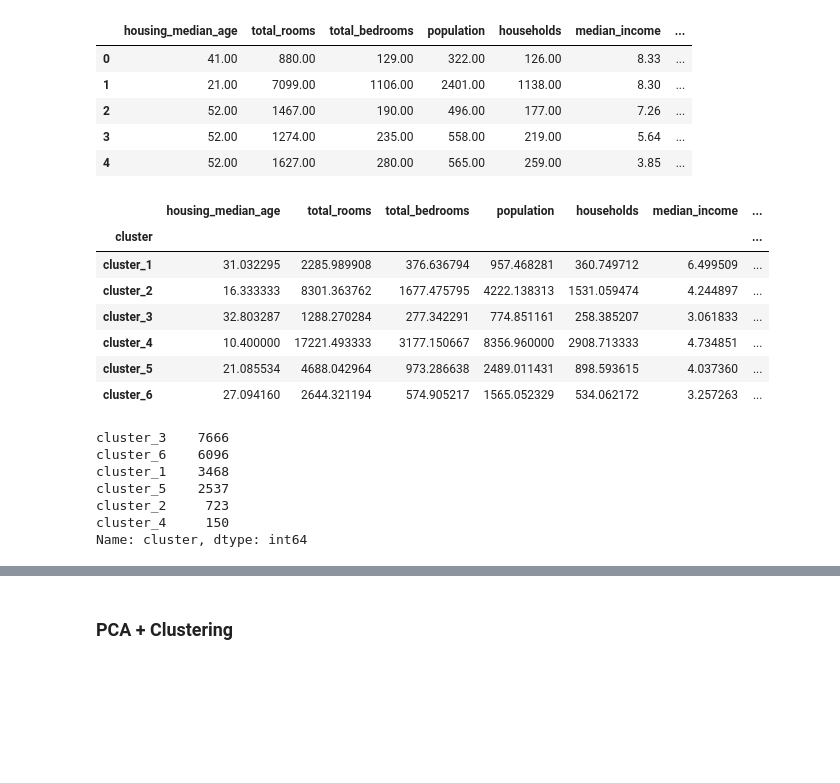
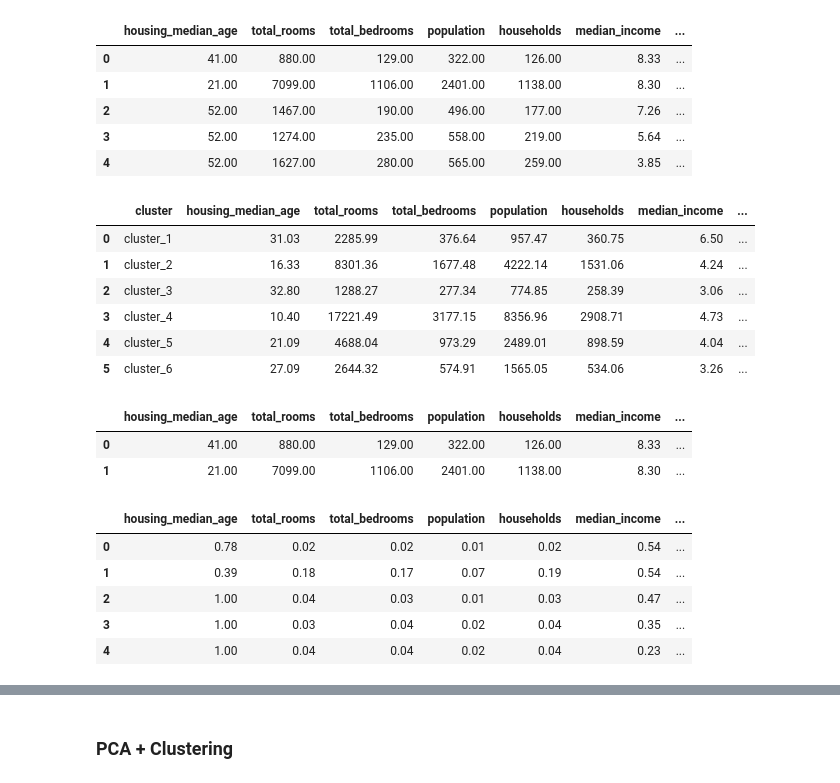
Before and after one commit to agucitri/DS-ONLINE-76, a Jupyter notebook: clase_repaso.ipynb, the cells around one changed output, grey strips where cells are left out. Cells and saved outputs as stored; diff of their text form; code cells hidden in the pictures; blank space fills up the shorter version.

```diff
--- a/clase_repaso.ipynb
+++ b/clase_repaso.ipynb
@@ -322,24 +320,20 @@ X.head()
 | 2 | 52.00 | 1467.00 | 190.00 | 496.00 | 177.00 | 7.26 | ... |
 | 3 | 52.00 | 1274.00 | 235.00 | 558.00 | 219.00 | 5.64 | ... |
 | 4 | 52.00 | 1627.00 | 280.00 | 565.00 | 259.00 | 3.85 | ... |
-# %%
-X.groupby(by="cluster").mean().style.background_gradient(cmap="Blues")
-# %% [output]
-|  | housing_median_age | total_rooms | total_bedrooms | population | households | median_income | ... |
-| cluster |  |  |  |  |  |  | ... |
-| cluster_1 | 31.032295 | 2285.989908 | 376.636794 | 957.468281 | 360.749712 | 6.499509 | ... |
-| cluster_2 | 16.333333 | 8301.363762 | 1677.475795 | 4222.138313 | 1531.059474 | 4.244897 | ... |
-| cluster_3 | 32.803287 | 1288.270284 | 277.342291 | 774.851161 | 258.385207 | 3.061833 | ... |
-| cluster_4 | 10.400000 | 17221.493333 | 3177.150667 | 8356.960000 | 2908.713333 | 4.734851 | ... |
-| cluster_5 | 21.085534 | 4688.042964 | 973.286638 | 2489.011431 | 898.593615 | 4.037360 | ... |
-| cluster_6 | 27.094160 | 2644.321194 | 574.905217 | 1565.052329 | 534.062172 | 3.257263 | ... |
-# %%
-X["cluster"].value_counts()
-# %% [output]
-cluster_3    7666
-cluster_6    6096
-cluster_1    3468
-cluster_5    2537
-cluster_2     723
-cluster_4     150
-Name: cluster, dtype: int64
+# %%
+table = np.round(X.groupby(by="cluster").mean(), 2).reset_index()
+table
+# %% [output]
+|  | cluster | housing_median_age | total_rooms | total_bedrooms | population | households | median_income | ... |
+| 0 | cluster_1 | 31.03 | 2285.99 | 376.64 | 957.47 | 360.75 | 6.50 | ... |
+| 1 | cluster_2 | 16.33 | 8301.36 | 1677.48 | 4222.14 | 1531.06 | 4.24 | ... |
+| 2 | cluster_3 | 32.80 | 1288.27 | 277.34 | 774.85 | 258.39 | 3.06 | ... |
+| 3 | cluster_4 | 10.40 | 17221.49 | 3177.15 | 8356.96 | 2908.71 | 4.73 | ... |
+| 4 | cluster_5 | 21.09 | 4688.04 | 973.29 | 2489.01 | 898.59 | 4.04 | ... |
+| 5 | cluster_6 | 27.09 | 2644.32 | 574.91 | 1565.05 | 534.06 | 3.26 | ... |
+# %%
+X.head(2)
+# %% [output]
+|  | housing_median_age | total_rooms | total_bedrooms | population | households | median_income | ... |
+| 0 | 41.00 | 880.00 | 129.00 | 322.00 | 126.00 | 8.33 | ... |
+| 1 | 21.00 | 7099.00 | 1106.00 | 2401.00 | 1138.00 | 8.30 | ... |
@@ -345,0 +343,12 @@ Name: cluster, dtype: int64
+# %%
+minmax = MinMaxScaler()
+
+X.loc[:, numerical_features] = minmax.fit_transform(X[numerical_features])
+X.head()
+# %% [output]
+|  | housing_median_age | total_rooms | total_bedrooms | population | households | median_income | ... |
+| 0 | 0.78 | 0.02 | 0.02 | 0.01 | 0.02 | 0.54 | ... |
+| 1 | 0.39 | 0.18 | 0.17 | 0.07 | 0.19 | 0.54 | ... |
+| 2 | 1.00 | 0.04 | 0.03 | 0.01 | 0.03 | 0.47 | ... |
+| 3 | 1.00 | 0.03 | 0.04 | 0.02 | 0.04 | 0.35 | ... |
+| 4 | 1.00 | 0.04 | 0.04 | 0.02 | 0.04 | 0.23 | ... |
```
Also changed, not shown: parts of 4 cells of this notebook.
